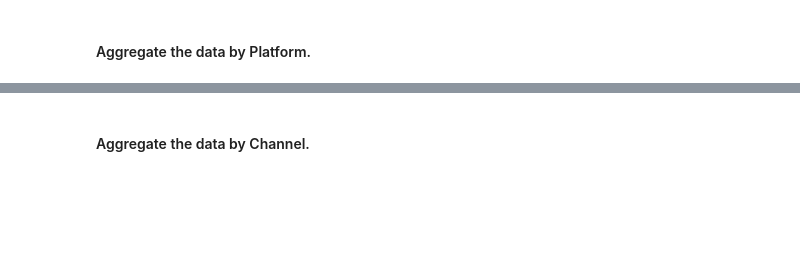
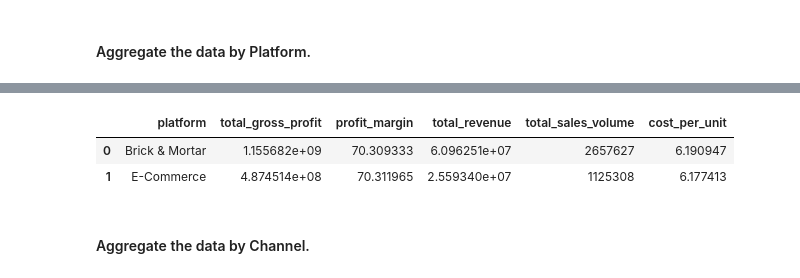
Before and after one commit to CesarChaparro1974/Financial_Analysis_Project, a Jupyter notebook: final_project.ipynb, the cells around one changed output, grey strips where cells are left out. Cells and saved outputs as stored; diff of their text form; code cells hidden in the pictures; blank space fills up the shorter version.

```diff
--- a/final_project.ipynb
+++ b/final_project.ipynb
@@ -875,2 +938,99 @@ aggregated_platform
+# %%
+# query to aggregate data by platform
+query_platform = """
+WITH gross_profit_calculation AS (
+    SELECT
+        dc.platform,
+        fsm.product_code,
+        fsm.customer_code,
+        fsm.sold_quantity,
+        fgp.gross_price,
+        fmc.manufacturing_cost,
+        (fgp.gross_price - fmc.manufacturing_cost) AS gross_profit_per_unit,
+        (fsm.sold_quantity * (fgp.gross_price - fmc.manufacturing_cost)) AS gross_profit
+    FROM
+        fact_sales_monthly fsm
+    INNER JOIN
+        fact_gross_price fgp ON fsm.product_code = fgp.product_code AND fsm.fiscal_year = fgp.fiscal_year
+    INNER JOIN
+        fact_manufacturing_cost fmc ON fsm.product_code = fmc.product_code AND fsm.fiscal_year = fmc.cost_year
+    INNER JOIN
+        dim_customer dc ON fsm.customer_code = dc.customer_code
+),
+total_revenue AS (
+    SELECT
+        dc.platform,
+        SUM(fsm.sold_quantity * fgp.gross_price) AS total_revenue
+    FROM
+        fact_sales_monthly fsm
+    JOIN
+        fact_gross_price fgp ON fsm.product_code = fgp.product_code AND fsm.fiscal_year = fgp.fiscal_year
+    JOIN
+        dim_customer dc ON fsm.customer_code = dc.customer_code
+    GROUP BY
+        dc.platform
+),
+total_sales_volume AS (
+    SELECT
+        dc.platform,
+        SUM(fsm.sold_quantity) AS total_sales_volume
+    FROM
+        fact_sales_monthly fsm
+    JOIN
+        dim_customer dc ON fsm.customer_code = dc.customer_code
+    GROUP BY
+        dc.platform
+),
+cost_per_unit_calculation AS (
+    SELECT
+        dc.platform,
+        AVG(fmc.manufacturing_cost) AS cost_per_unit
+    FROM
+        fact_sales_monthly fsm
+    INNER JOIN
+        fact_manufacturing_cost fmc ON fsm.product_code = fmc.product_code AND fsm.fiscal_year = fmc.cost_year
+    INNER JOIN
+        dim_customer dc ON fsm.customer_code = dc.customer_code
+    GROUP BY
+        dc.platform
+),
+aggregated_data AS (
+    SELECT
+        gp.platform,
+        SUM(gp.gross_profit) AS total_gross_profit,
+        (SUM(gp.gross_profit) / SUM(fsm.sold_quantity * fgp.gross_price)) * 100 AS profit_margin
+    FROM
+        gross_profit_calculation gp
+    INNER JOIN
+        fact_sales_monthly fsm ON gp.product_code = fsm.product_code AND gp.customer_code = fsm.customer_code
+    INNER JOIN
+        fact_gross_price fgp ON gp.product_code = fgp.product_code AND fsm.fiscal_year = fgp.fiscal_year
+    GROUP BY
+        gp.platform
+)
+SELECT
+    ad.platform,
+    ad.total_gross_profit,
+    ad.profit_margin,
+    tr.total_revenue,
+    tsv.total_sales_volume,
+    cp.cost_per_unit
+FROM
+    aggregated_data ad
+INNER JOIN
+    total_revenue tr ON ad.platform = tr.platform
+INNER JOIN
+    total_sales_volume tsv ON ad.platform = tsv.platform
+INNER JOIN
+    cost_per_unit_calculation cp ON ad.platform = cp.platform
+ORDER BY
+    ad.platform;
+"""
+aggregated_by_platform = pd.read_sql_query(query_platform, con)
+aggregated_by_platform.head()
+# %% [output]
+|  | platform | total_gross_profit | profit_margin | total_revenue | total_sales_volume | cost_per_unit |
+| 0 | Brick & Mortar | 1.155682e+09 | 70.309333 | 6.096251e+07 | 2657627 | 6.190947 |
+| 1 | E-Commerce | 4.874514e+08 | 70.311965 | 2.559340e+07 | 1125308 | 6.177413 |
 # %% [markdown]
 #### Aggregate the data by Channel.
```
Also changed, not shown: parts of 15 cells of this notebook.
